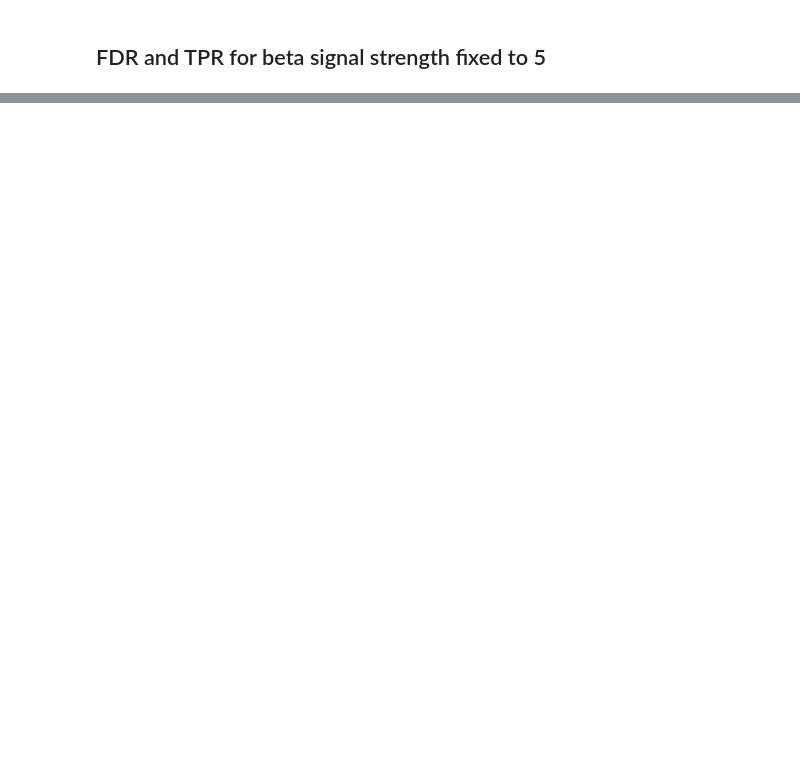
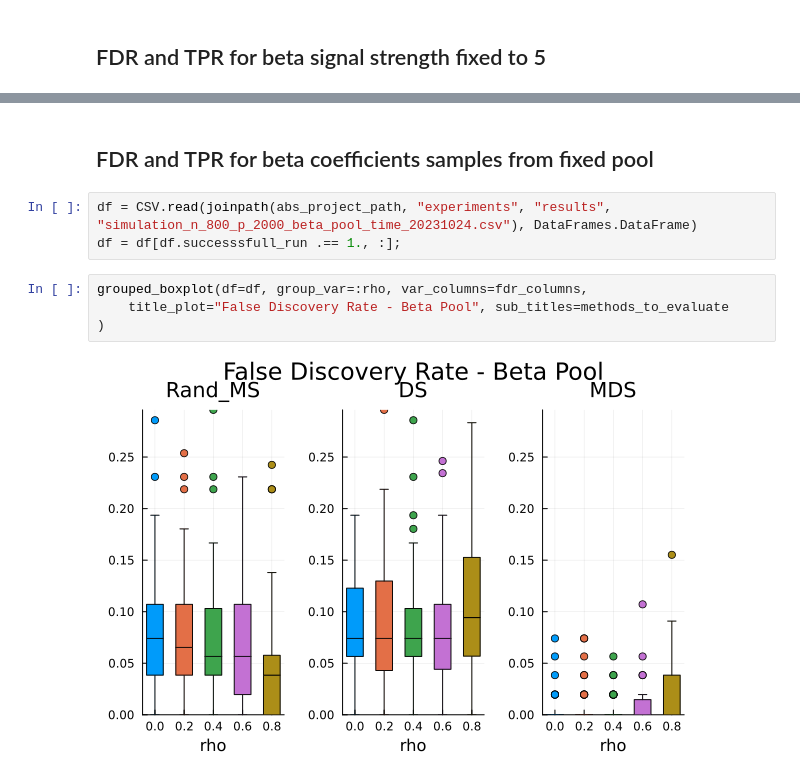
Before and after one commit to marcoelba/SelectiveInference, a Jupyter notebook: src/experiments/notebooks_new/paper_analysis_replication.ipynb, the cells around one changed output, grey strips where cells are left out. Cells and saved outputs as stored; diff of their text form; blank space fills up the shorter version.

```diff
--- a/src/experiments/notebooks_new/paper_analysis_replication.ipynb
+++ b/src/experiments/notebooks_new/paper_analysis_replication.ipynb
@@ -51,0 +50,11 @@ grouped_boxplot(df=df, group_var=:rho, var_columns=tpr_columns,
+# %% [markdown]
+## FDR and TPR for beta coefficients samples from fixed pool
+# %%
+df = CSV.read(joinpath(abs_project_path, "experiments", "results", "simulation_n_800_p_2000_beta_pool_time_20231024.csv"), DataFrames.DataFrame)
+df = df[df.successsfull_run .== 1., :];
+# %%
+grouped_boxplot(df=df, group_var=:rho, var_columns=fdr_columns,
+    title_plot="False Discovery Rate - Beta Pool", sub_titles=methods_to_evaluate
+)
+# %% [output]
+[figure, added]
```
Also changed, not shown: parts of 14 cells of this notebook, 2 other files.
